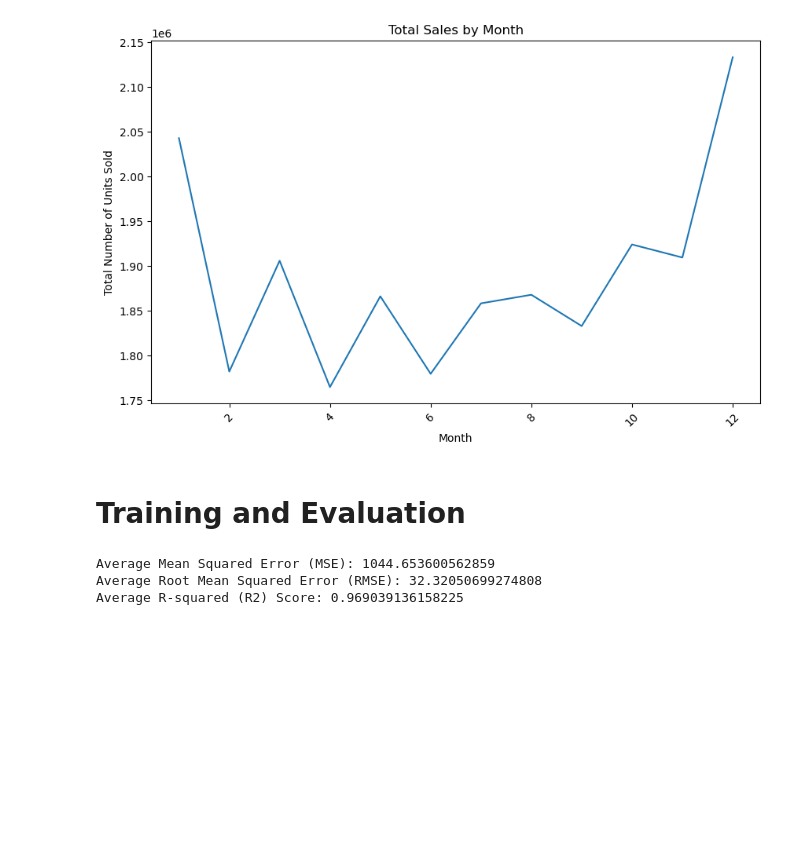
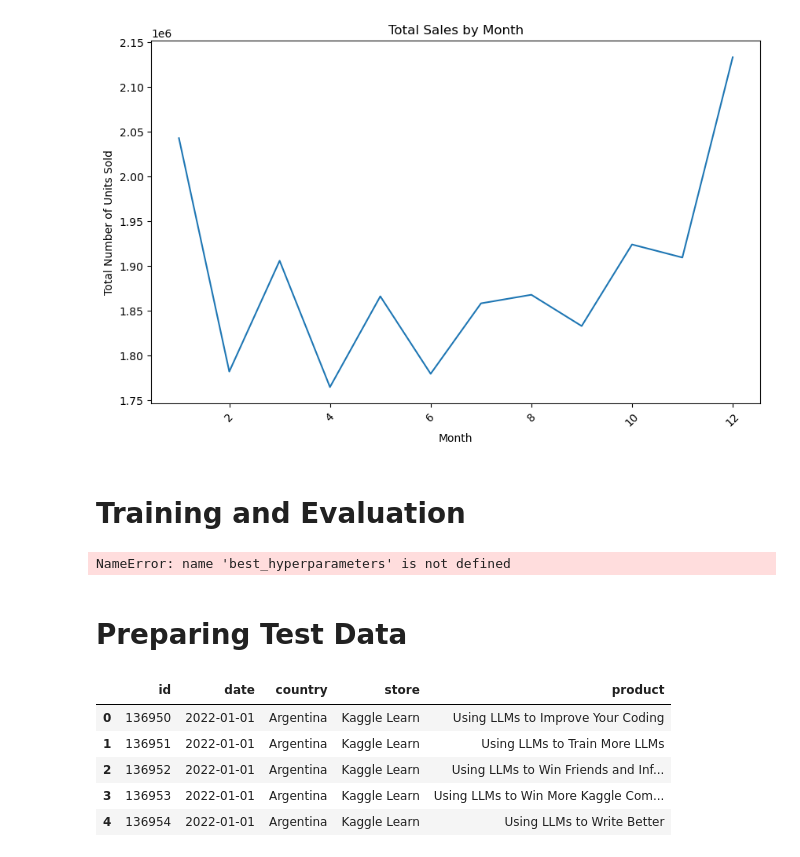
Before and after one commit to Arnav710/Forecasting-Mini-Course-Sales, a Jupyter notebook: forecasting-mini-course-sales.ipynb, the cells around one changed output. Drawn from its saved outputs; the diff is of its cells as text; code cells hidden in the pictures; blank space fills up the shorter version.

```diff
--- a/forecasting-mini-course-sales.ipynb
+++ b/forecasting-mini-course-sales.ipynb
@@ -229,56 +230,3 @@ plt.show()
 [figure]
 # %% [markdown]
 # Training and Evaluation
-# %%
-import pandas as pd
-from sklearn.model_selection import cross_val_predict, KFold
-from sklearn.ensemble import GradientBoostingRegressor
-from sklearn.metrics import mean_squared_error, r2_score
-
-# Assuming 'X' contains the feature columns and 'y' contains the target column 'num_sold'
-X = sales_data.drop('num_sold', axis=1)
-y = sales_data['num_sold']
-
-# Initialize the Gradient Boosting Regressor model
-model = GradientBoostingRegressor(random_state=42)
-
-# Perform k-fold cross-validation
-k_folds = 5  # You can choose any value of k (e.g., 5, 10, etc.)
-kf = KFold(n_splits=k_folds, shuffle=True, random_state=42)
-
-# Lists to store the evaluation metrics for each fold
-mse_scores = []
-rmse_scores = []
-r2_scores = []
-
-for train_index, val_index in kf.split(X):
-    X_train, X_val = X.iloc[train_index], X.iloc[val_index]
-    y_train, y_val = y.iloc[train_index], y.iloc[val_index]
-
-    # Train the model using the training data
-    model.fit(X_train, y_train)
-
-    # Make predictions using the validation set
-    y_pred_val = model.predict(X_val)
-
-    # Model Evaluation for the current fold
-    mse_fold = mean_squared_error(y_val, y_pred_val)
-    rmse_fold = mean_squared_error(y_val, y_pred_val, squared=False)
-    r2_fold = r2_score(y_val, y_pred_val)
-
-    mse_scores.append(mse_fold)
-    rmse_scores.append(rmse_fold)
-    r2_scores.append(r2_fold)
-
-# Average evaluation metrics across all folds
-avg_mse = sum(mse_scores) / len(mse_scores)
-avg_rmse = sum(rmse_scores) / len(rmse_scores)
-avg_r2 = sum(r2_scores) / len(r2_scores)
-
-print(f"Average Mean Squared Error (MSE): {avg_mse}")
-print(f"Average Root Mean Squared Error (RMSE): {avg_rmse}")
-print(f"Average R-squared (R2) Score: {avg_r2}")
-# %% [output]
-Average Mean Squared Error (MSE): 1044.653600562859
-Average Root Mean Squared Error (RMSE): 32.32050699274808
-Average R-squared (R2) Score: 0.969039136158225
@@ -284,0 +274,25 @@ Average R-squared (R2) Score: 0.969039136158225
+# %%
+from sklearn.ensemble import RandomForestRegressor
+
+# Initialize the final model with the best hyperparameters
+final_model = RandomForestRegressor(n_estimators=best_hyperparameters['n_estimators'],
+                                    max_depth=best_hyperparameters['max_depth'],
+                                    min_samples_split=best_hyperparameters['min_samples_split'],
+                                    min_samples_leaf=best_hyperparameters['min_samples_leaf'],
+                                    random_state=42)
+
+final_model.fit(X, y)
+# %% [output]
+NameError: name 'best_hyperparameters' is not defined
+# %% [markdown]
+# Preparing Test Data
+# %%
+test_data = pd.read_csv('/kaggle/input/playground-series-s3e19/test.csv')
+test_data.head()
+# %% [output]
+|  | id | date | country | store | product |
+| 0 | 136950 | 2022-01-01 | Argentina | Kaggle Learn | Using LLMs to Improve Your Coding |
+| 1 | 136951 | 2022-01-01 | Argentina | Kaggle Learn | Using LLMs to Train More LLMs |
+| 2 | 136952 | 2022-01-01 | Argentina | Kaggle Learn | Using LLMs to Win Friends and Inf... |
+| 3 | 136953 | 2022-01-01 | Argentina | Kaggle Learn | Using LLMs to Win More Kaggle Com... |
+| 4 | 136954 | 2022-01-01 | Argentina | Kaggle Learn | Using LLMs to Write Better |
```
Also changed, not shown: parts of 16 cells of this notebook.
